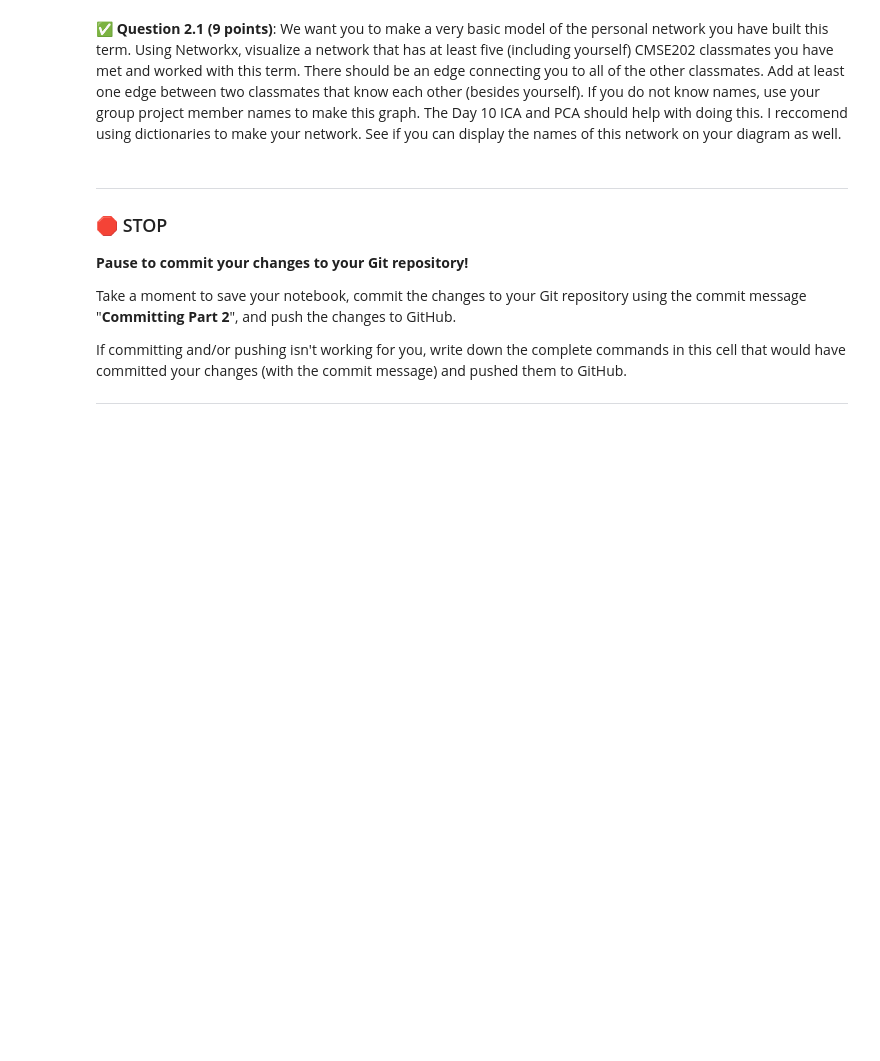
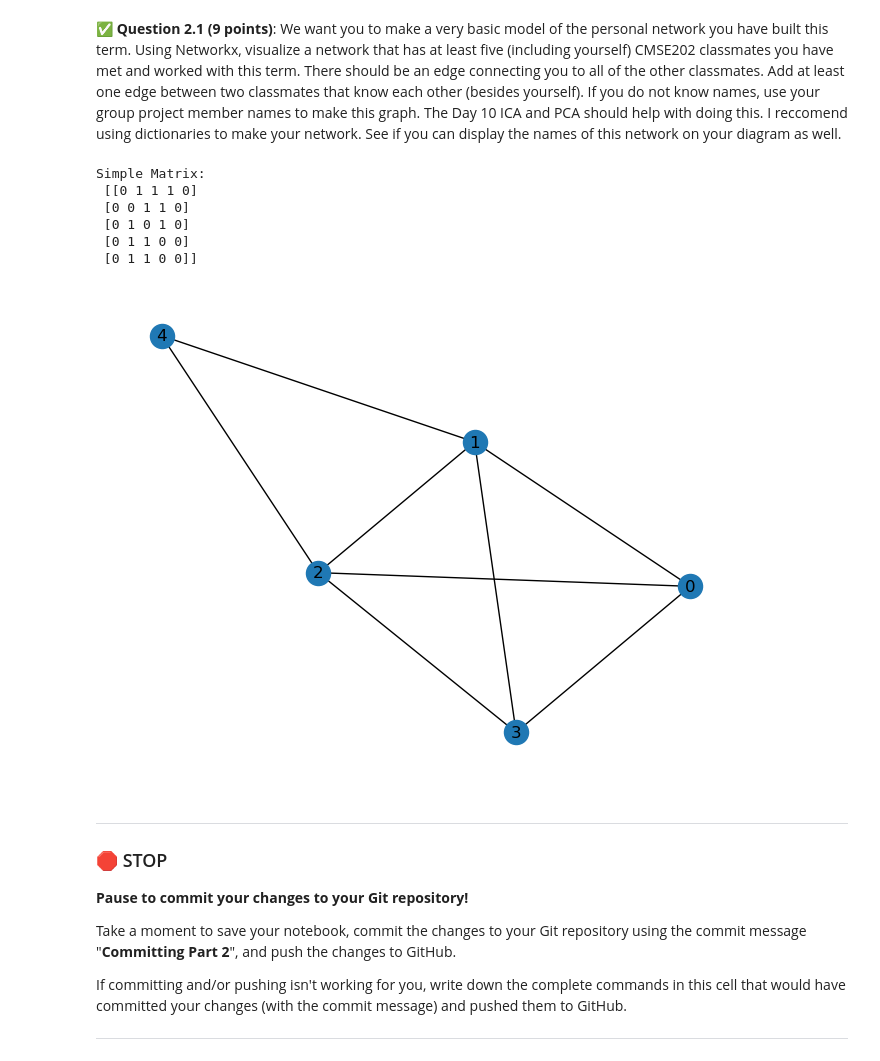
Before and after one commit to Emmanuelchopluk/CMSE-202-S25, a Jupyter notebook: Final/CMSE202-Final-SS25-Section002-STUDENT.ipynb, the cells around one changed output. Drawn from its saved outputs; the diff is of its cells as text; code cells hidden in the pictures; blank space fills up the shorter version.

```diff
--- a/Final/CMSE202-Final-SS25-Section002-STUDENT.ipynb
+++ b/Final/CMSE202-Final-SS25-Section002-STUDENT.ipynb
@@ -54,3 +52,35 @@ If everything went as intended, the file should now show up on your GitHub accou
+# %%
+### Put your code for Question 2.1 here
+# Put your code here
+# Create the adjacency matrix for a complete graph with 4 nodes
+import networkx as nx
+import numpy as np
+
+# Create a 3x3 matrix
+matrix = np.array([
+    [0, 1, 1, 1,0],
+    [0, 0, 1, 1,0],
+    [0, 1, 0, 1,0],
+    [0, 1, 1, 0,0],
+    [0, 1, 1, 0,0]
+])
+
+# Print the matrix
+print("Simple Matrix:\n", matrix)
+# %% [output]
+Simple Matrix:
+ [[0 1 1 1 0]
+ [0 0 1 1 0]
+ [0 1 0 1 0]
+ [0 1 1 0 0]
+ [0 1 1 0 0]]
+# %%
+G = nx.Graph(matrix)
+
+
+nx.draw(G, with_labels=True)
+# %% [output]
+[figure, added]
 # %% [markdown]
 ---
 ### &#128721; STOP
```
Also changed, not shown: parts of 13 cells of this notebook, 2 other files.
